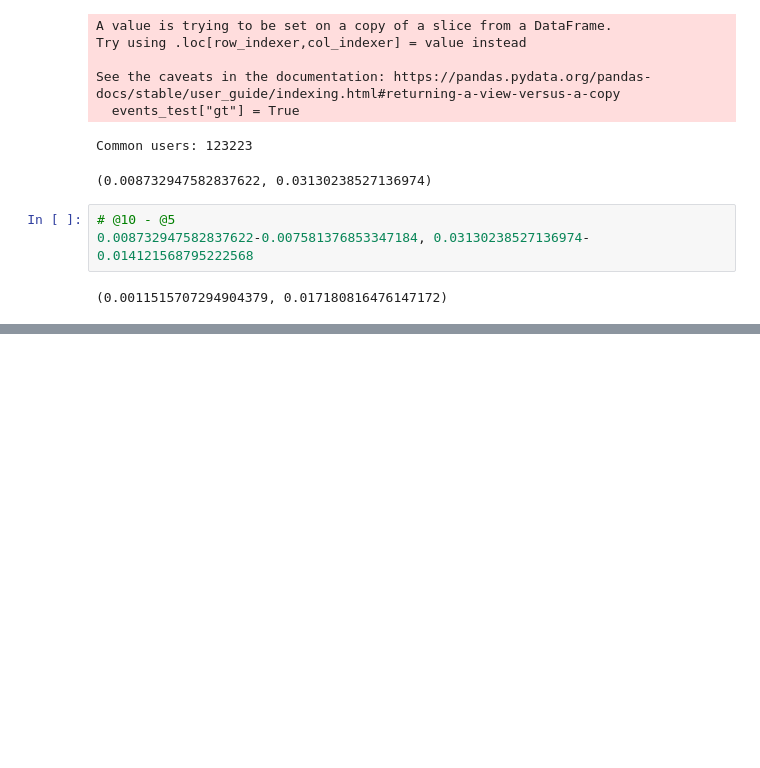
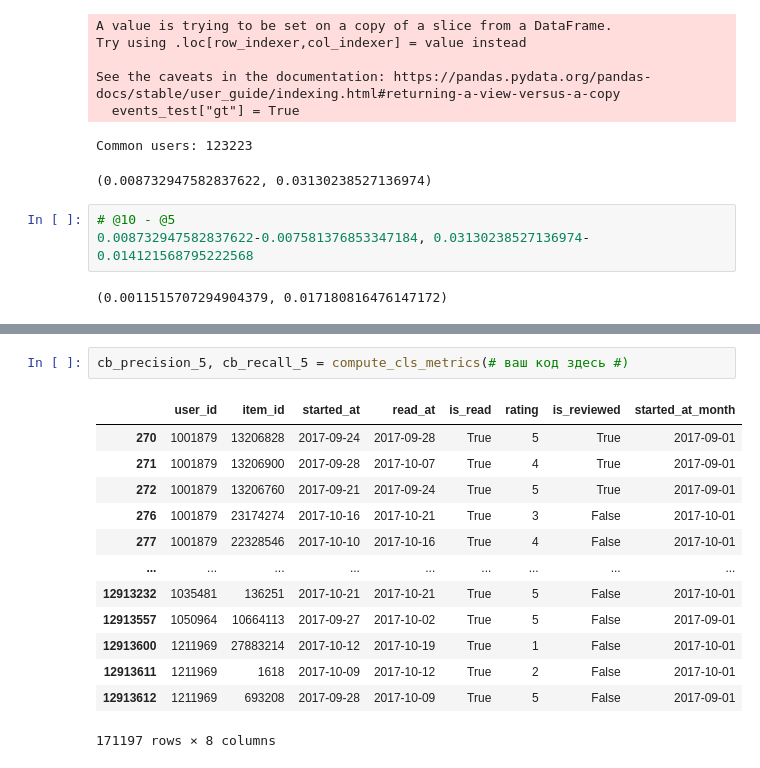
Before and after one commit to eleldar/mle-recsys-start, a Jupyter notebook: preprocessing.ipynb, the cells around one changed output, grey strips where cells are left out. Cells and saved outputs as stored; diff of their text form; blank space fills up the shorter version.

```diff
--- a/preprocessing.ipynb
+++ b/preprocessing.ipynb
@@ -1812,0 +2326,16 @@ Name: score, Length: 12660530, dtype: bool
+# %%
+cb_precision_5, cb_recall_5 = compute_cls_metrics(# ваш код здесь #)
+# %% [output]
+|  | user_id | item_id | started_at | read_at | is_read | rating | is_reviewed | started_at_month |
+| 270 | 1001879 | 13206828 | 2017-09-24 | 2017-09-28 | True | 5 | True | 2017-09-01 |
+| 271 | 1001879 | 13206900 | 2017-09-28 | 2017-10-07 | True | 4 | True | 2017-09-01 |
+| 272 | 1001879 | 13206760 | 2017-09-21 | 2017-09-24 | True | 5 | True | 2017-09-01 |
+| 276 | 1001879 | 23174274 | 2017-10-16 | 2017-10-21 | True | 3 | False | 2017-10-01 |
+| 277 | 1001879 | 22328546 | 2017-10-10 | 2017-10-16 | True | 4 | False | 2017-10-01 |
+| ... | ... | ... | ... | ... | ... | ... | ... | ... |
+| 12913232 | 1035481 | 136251 | 2017-10-21 | 2017-10-21 | True | 5 | False | 2017-10-01 |
+| 12913557 | 1050964 | 10664113 | 2017-09-27 | 2017-10-02 | True | 5 | False | 2017-09-01 |
+| 12913600 | 1211969 | 27883214 | 2017-10-12 | 2017-10-19 | True | 1 | False | 2017-10-01 |
+| 12913611 | 1211969 | 1618 | 2017-10-09 | 2017-10-12 | True | 2 | False | 2017-10-01 |
+| 12913612 | 1211969 | 693208 | 2017-09-28 | 2017-10-09 | True | 5 | False | 2017-09-01 |
+171197 rows × 8 columns
```
Also changed, not shown: parts of 71 cells of this notebook, 1 other file.
